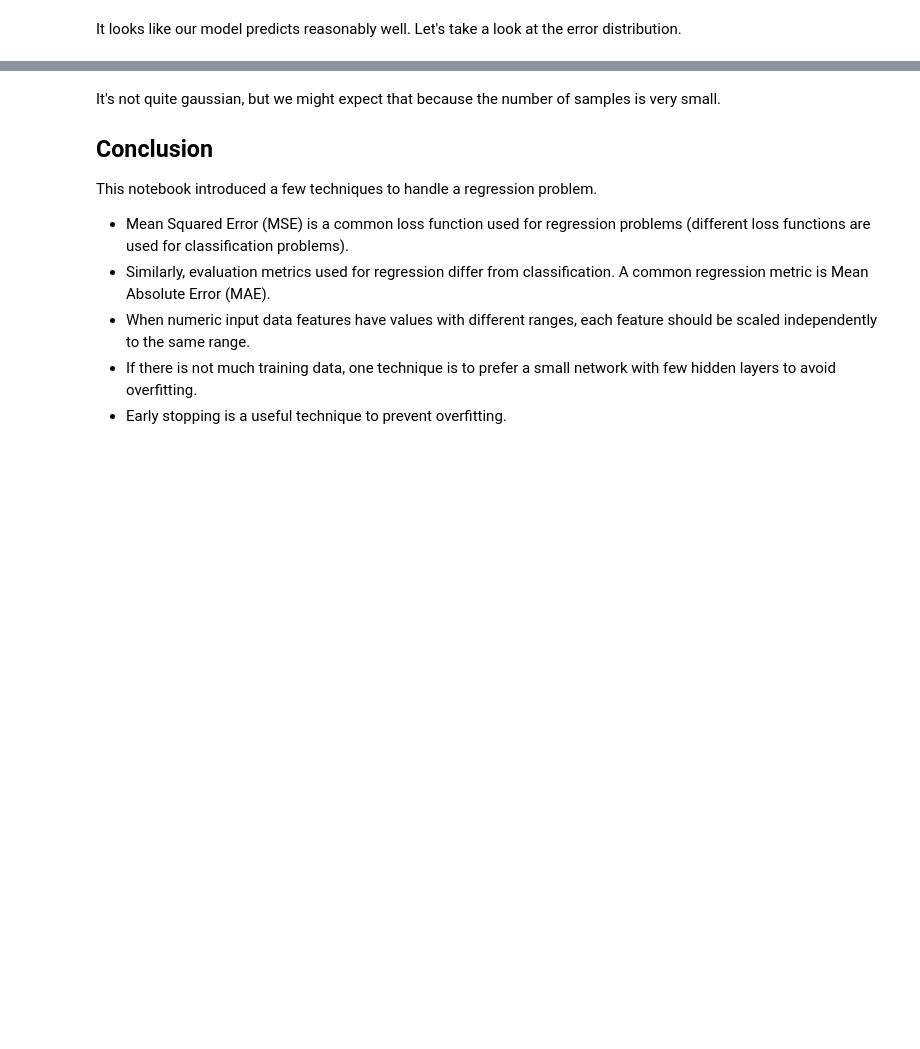
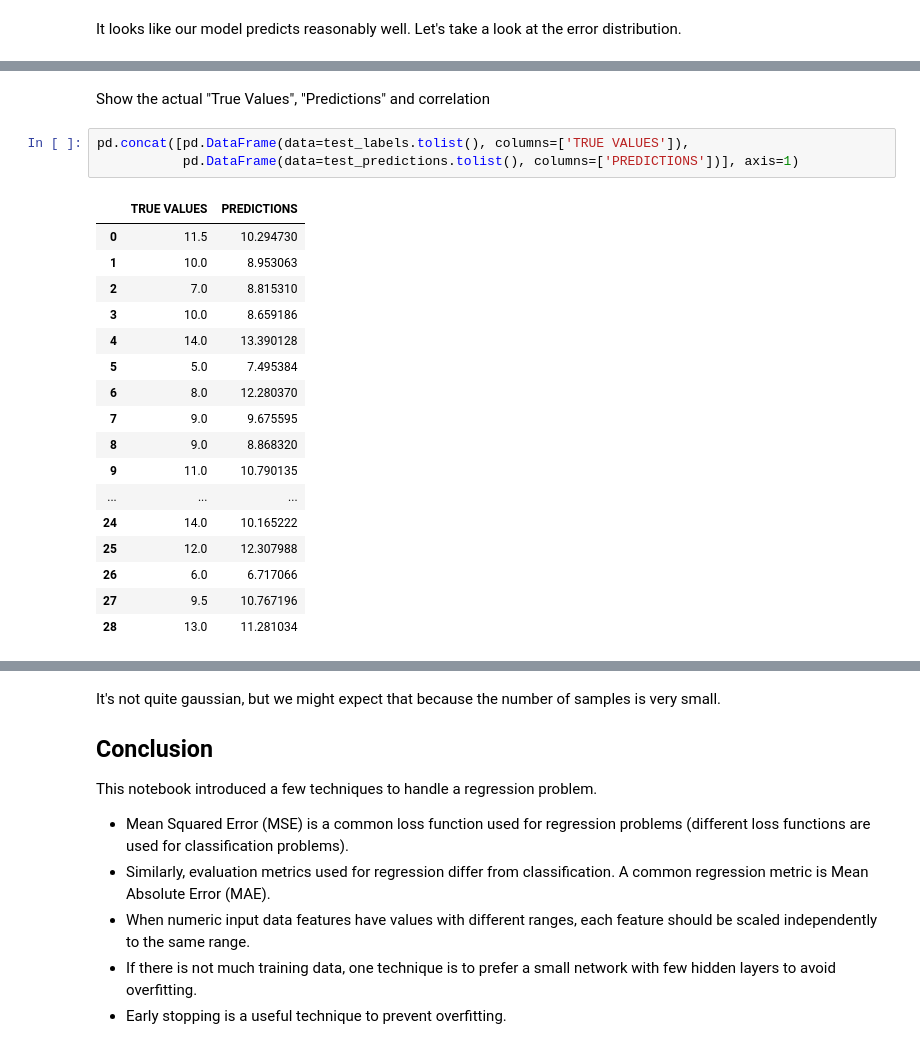
Before and after one commit to dfarnham/Notebooks, a Jupyter notebook: basic_regression_ABD1_40h.ipynb, the cells around one changed output, grey strips where cells are left out. Drawn from its saved outputs; the diff is of its cells as text; blank space fills up the shorter version.

Commit message:
add correlation

```diff
--- a/basic_regression_ABD1_40h.ipynb
+++ b/basic_regression_ABD1_40h.ipynb
@@ -286,0 +294,23 @@ _ = plt.ylabel("Count")
+# %% [markdown]
+Show the actual "True Values", "Predictions" and correlation
+# %%
+pd.concat([pd.DataFrame(data=test_labels.tolist(), columns=['TRUE VALUES']),
+           pd.DataFrame(data=test_predictions.tolist(), columns=['PREDICTIONS'])], axis=1)
+# %% [output]
+|  | TRUE VALUES | PREDICTIONS |
+| 0 | 11.5 | 10.294730 |
+| 1 | 10.0 | 8.953063 |
+| 2 | 7.0 | 8.815310 |
+| 3 | 10.0 | 8.659186 |
+| 4 | 14.0 | 13.390128 |
+| 5 | 5.0 | 7.495384 |
+| 6 | 8.0 | 12.280370 |
+| 7 | 9.0 | 9.675595 |
+| 8 | 9.0 | 8.868320 |
+| 9 | 11.0 | 10.790135 |
+| ... | ... | ... |
+| 24 | 14.0 | 10.165222 |
+| 25 | 12.0 | 12.307988 |
+| 26 | 6.0 | 6.717066 |
+| 27 | 9.5 | 10.767196 |
+| 28 | 13.0 | 11.281034 |
```
Also changed, not shown: parts of 14 cells of this notebook.
